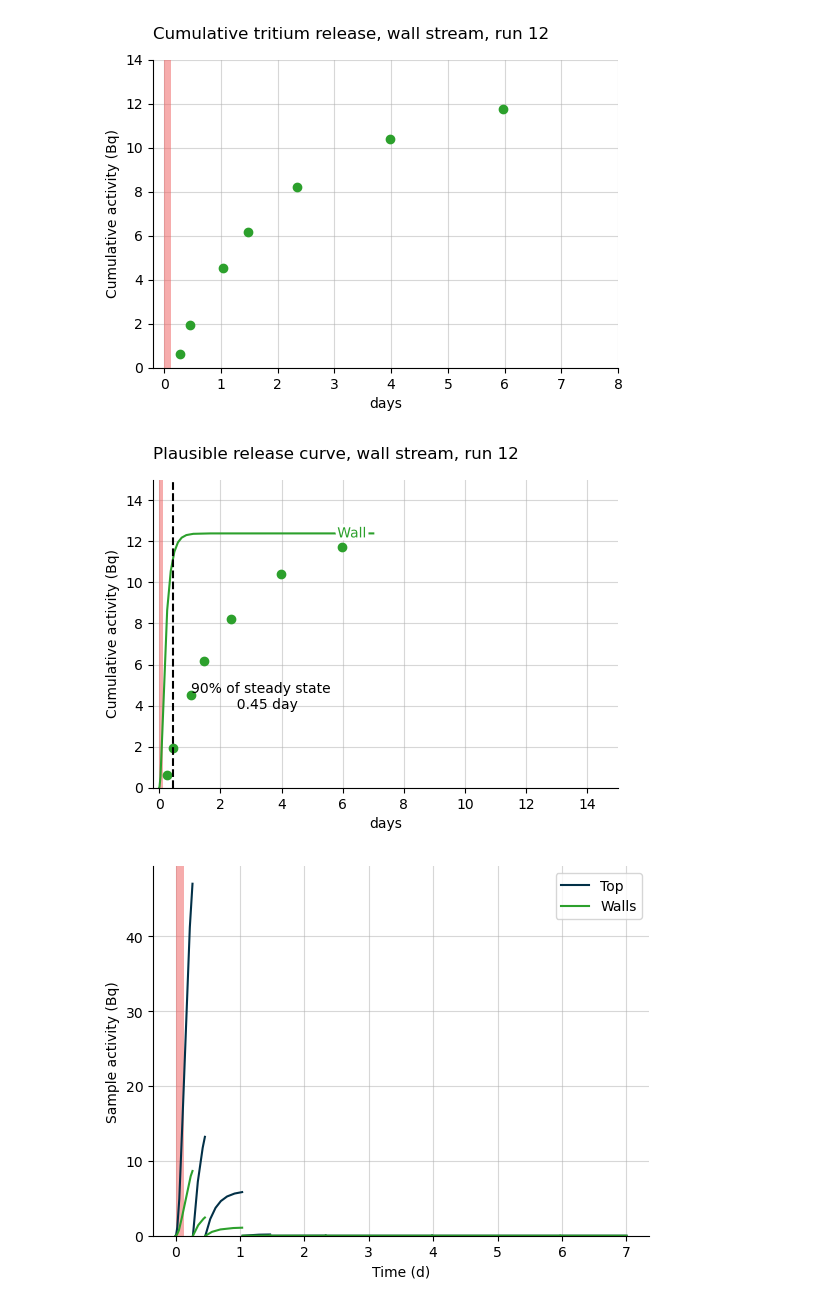
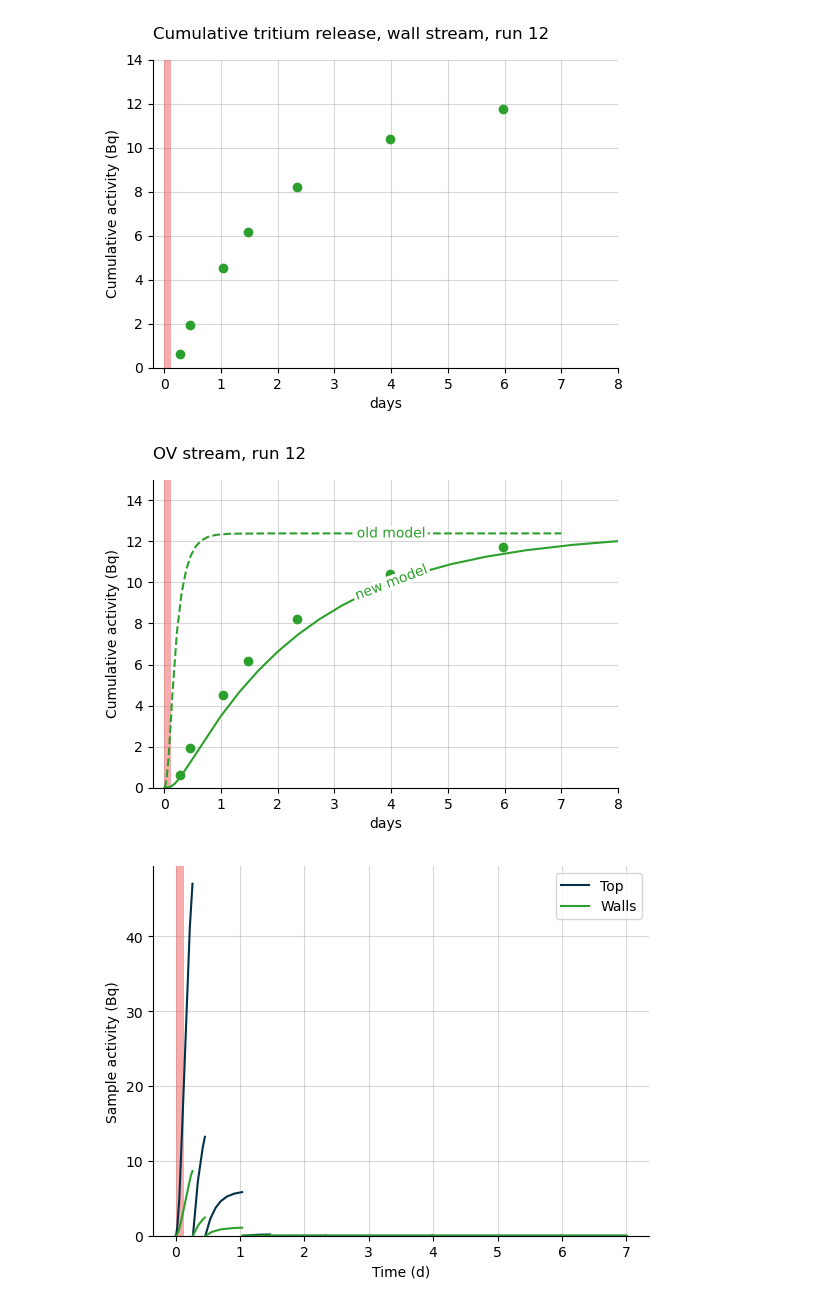
Before and after one commit to LIBRA-project/BABY-1L-run-12, a Jupyter notebook: analysis/tritium/tritium_model.ipynb, the cells around one changed output. Cells and saved outputs as stored; diff of their text form; code cells hidden in the pictures.

```diff
--- a/analysis/tritium/tritium_model.ipynb
+++ b/analysis/tritium/tritium_model.ipynb
@@ -223,45 +238,37 @@ plt.savefig("cumulative_release.pdf", bbox_inches="tight")
 [figure]
 # %%
 plt.figure(figsize=(6, 4))
-(l,) = plot_integrated_wall_release(baby_model, color="tab:green", label="Wall")
+(l,) = plot_integrated_wall_release(baby_model, color="tab:green", label="old model", linestyle="dashed")
+plt.plot((time * ureg.s), quantity_to_activity(data[1] * ureg.particle), color="tab:green", label="new model")
 plot_irradiation(baby_model, facecolor="#EF5B5B", alpha=0.5)
 plt.grid(alpha=0.5)
-labelLines(plt.gca().get_lines(), zorder=2.5, xvals=[45] * 2)
+labelLines(plt.gca().get_lines(), zorder=2.5, xvals=[4] * 2)
 plt.ylim(bottom=0 * ureg.Bq)
 
 plt.scatter(
     replacement_times_walls,
     OV_stream.get_cumulative_activity("total"),
     color="tab:green",
 )
 
 # add line where top is 99% of final
 ydata = l.get_ydata()
 xdata = l.get_xdata()
 target_release_frac = 0.90
 x_target = xdata[np.argmax(ydata > target_release_frac * ydata[-1])]
 
-plt.axvline(x=x_target, color="k", linestyle="--")
-plt.annotate(
-    f"90% of steady state \n {x_target: .2f}",
-    (x_target, target_release_frac * ydata[-1]),
-    xytext=(65, -110),
-    textcoords="offset points",
-    ha="center",
-    va="bottom",
-    color="k",
-)
 
-plt.title("Plausible release curve, wall stream, run 12", loc="left", pad = 15)
+
+plt.title("OV stream, run 12", loc="left", pad = 15)
 plt.ylim(top=15)
-plt.xlim(right = 15)
+plt.xlim(right = 8)
 plt.xlim(left = -0.2)
 plt.xlabel("days")
 plt.ylabel("Cumulative activity (Bq)")
 
 plt.savefig("cumulative_release.pdf", bbox_inches="tight")
 # %% [output]
-[figure, old version]
+[figure, new version]
 # %%
 plot_sample_activity_top(
     baby_model, replacement_times=replacement_times_top, color="#023047", label="Top"
```
Also changed, not shown: parts of 3 cells of this notebook.
